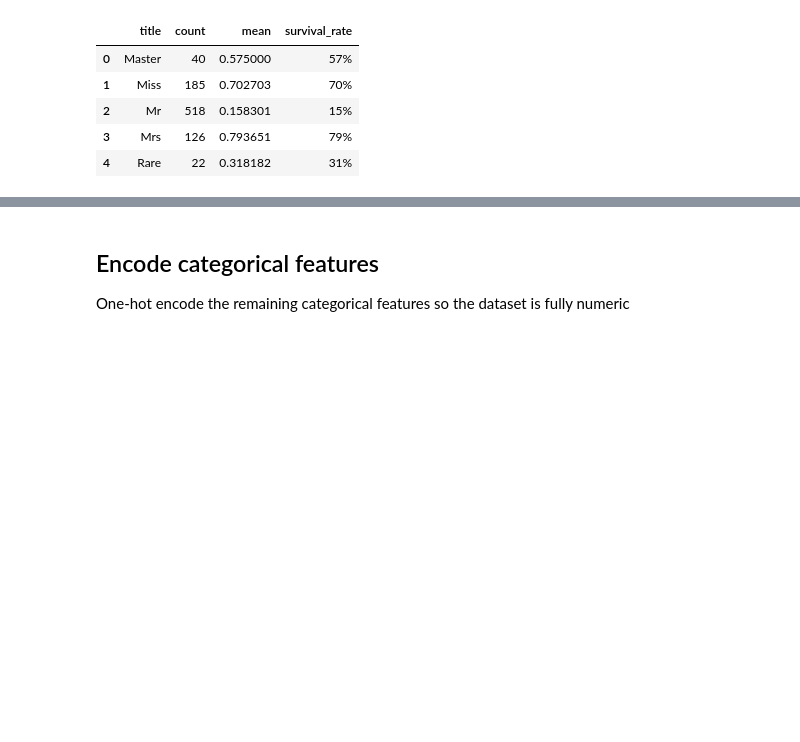
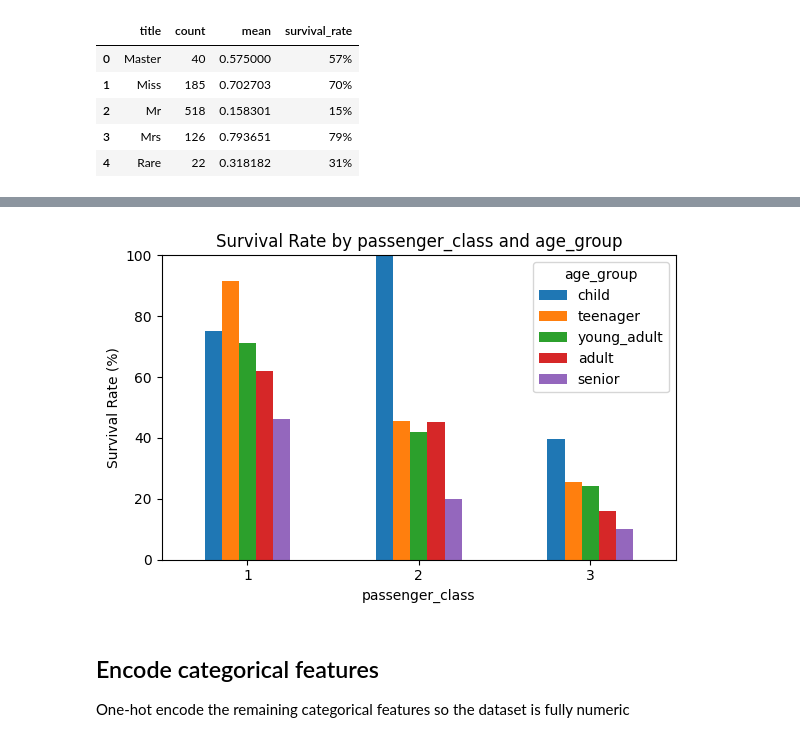
Before and after one commit to helben2002/TitanicCapstoneProject, a Jupyter notebook: ml/notebooks/sara.ipynb, the cells around one changed output, grey strips where cells are left out. Cells and saved outputs as stored; diff of their text form; code cells hidden in the pictures; blank space fills up the shorter version.

```diff
--- a/ml/notebooks/sara.ipynb
+++ b/ml/notebooks/sara.ipynb
@@ -619,3 +609,8 @@ survival_summary_by_feature(cleaned_df, "title")
+# %%
+# Visualise interaction between passenger class and age group on survival rate
+plot_survival_rate_interaction(cleaned_df, 'passenger_class', 'age_group')
+# %% [output]
+[figure, added]
 # %% [markdown]
 ## Encode categorical features
 One-hot encode the remaining categorical features so the dataset is fully numeric
```
Also changed, not shown: parts of 7 cells of this notebook.
